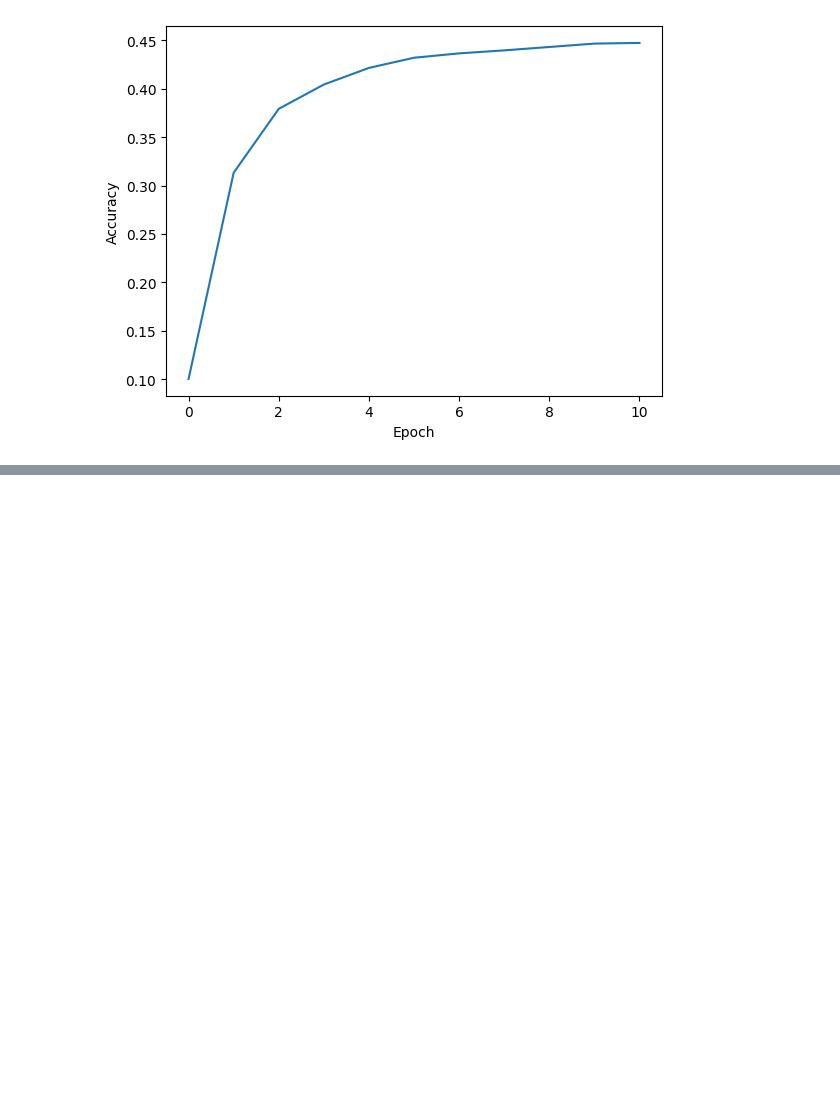
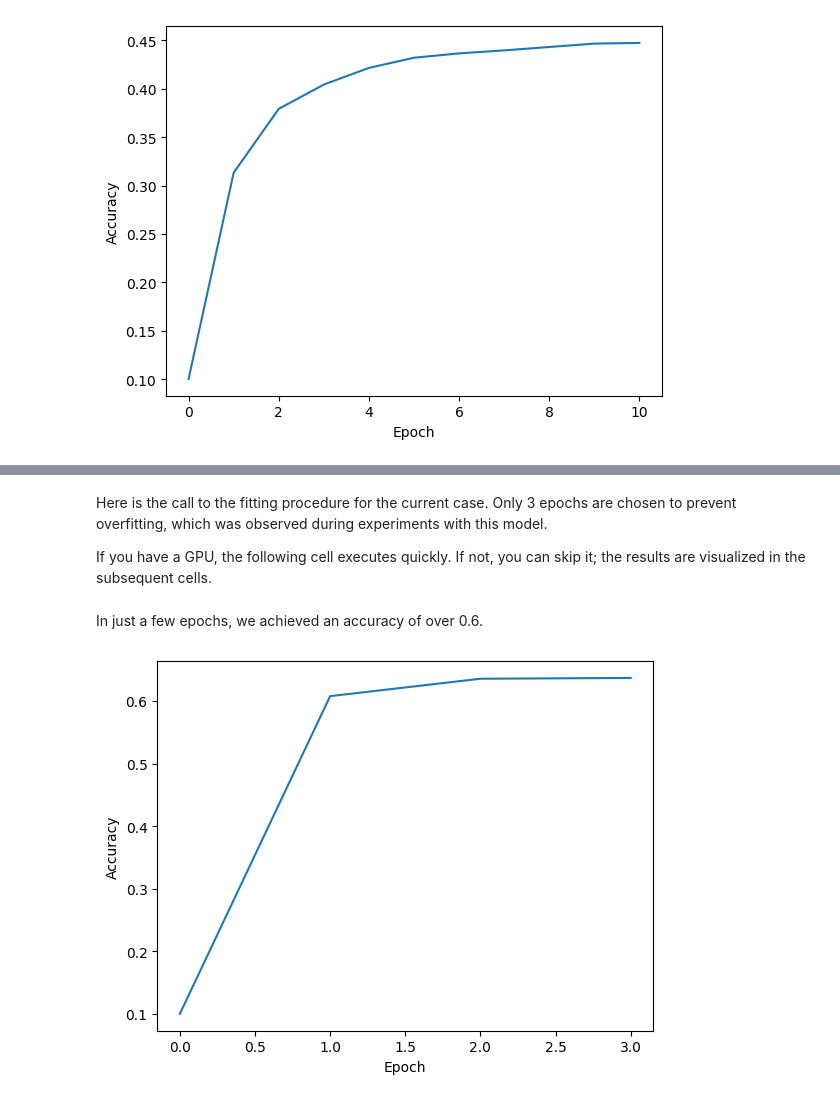
Before and after one commit to fedorkobak/knowledge, a Jupyter notebook: python/torch/examples/resnet_finetuning.ipynb, the cells around one changed output, grey strips where cells are left out. Saved outputs shown, nothing was run; the diff lists cells and outputs as text; code cells hidden in the pictures; blank space fills up the shorter version.

Commit message:
python/torch/examples/resnet_finetuning.ipynb   describe "Last layer" experiment

```diff
--- a/python/torch/examples/resnet_finetuning.ipynb
+++ b/python/torch/examples/resnet_finetuning.ipynb
@@ -352,6 +354,10 @@ fitting_parameters = chain(
     model.fc.parameters(),
     model.layer4.parameters()
 )
+# %% [markdown]
+Here is the call to the fitting procedure for the current case. Only 3 epochs are chosen to prevent overfitting, which was observed during experiments with this model.
+
+If you have a GPU, the following cell executes quickly. If not, you can skip it; the results are visualized in the subsequent cells.
 # %%
 model.to(device=device)
 
@@ -372,3 +378,17 @@ with open(
     file=files_path/"last_layer_training.json", mode="w"
 ) as f:
     json.dump(obj=training_process, fp=f)
+# %% [markdown]
+In just a few epochs, we achieved an accuracy of over 0.6.
+# %%
+with open(
+    file=files_path/"last_layer_training.json", mode="r"
+) as f:
+    training_progress = json.load(f)
+
+plt.plot(training_progress["test_accuracies"])
+plt.xlabel("Epoch")
+plt.ylabel("Accuracy")
+plt.show()
+# %% [output]
+[figure, added]
```
Also changed, not shown: parts of 2 cells of this notebook, 1 other file.
